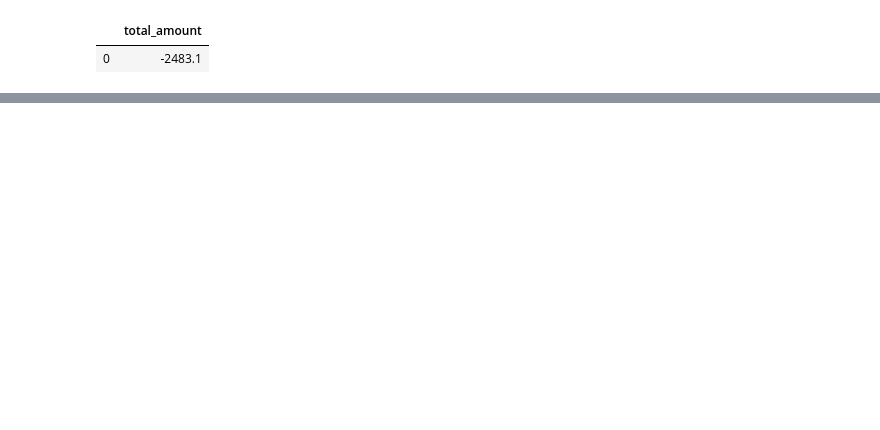
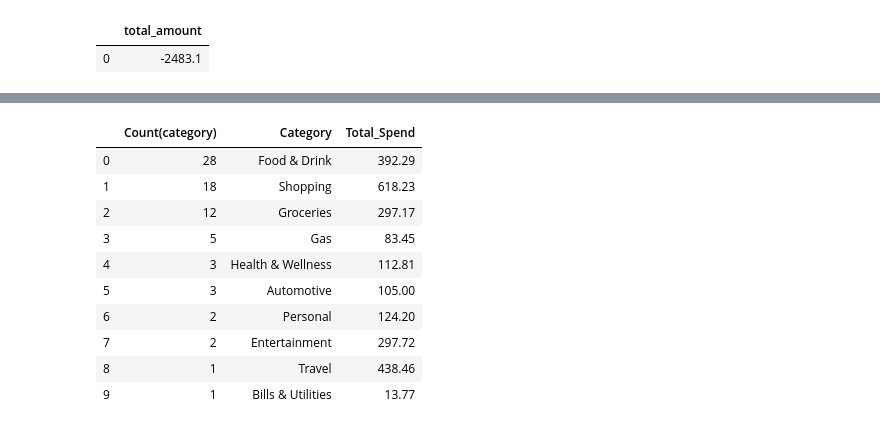
Before and after one commit to wkumtrider/Credit-Card-Python-Project, a Jupyter notebook: Python_Project.ipynb, the cells around one changed output, grey strips where cells are left out. Saved outputs shown, nothing was run; the diff lists cells and outputs as text; code cells hidden in the pictures; blank space fills up the shorter version.

```diff
--- a/Python_Project.ipynb
+++ b/Python_Project.ipynb
@@ -148,0 +184,20 @@ run_query(query)
+# %%
+# Show total cost of each category
+query = """
+SELECT Count(category), category, SUM(ABS(Amount)) AS Total_Spend
+FROM purchases GROUP BY category
+ORDER BY COUNT(Category)DESC
+"""
+run_query(query)
+# %% [output]
+|  | Count(category) | Category | Total_Spend |
+| 0 | 28 | Food & Drink | 392.29 |
+| 1 | 18 | Shopping | 618.23 |
+| 2 | 12 | Groceries | 297.17 |
+| 3 | 5 | Gas | 83.45 |
+| 4 | 3 | Health & Wellness | 112.81 |
+| 5 | 3 | Automotive | 105.00 |
+| 6 | 2 | Personal | 124.20 |
+| 7 | 2 | Entertainment | 297.72 |
+| 8 | 1 | Travel | 438.46 |
+| 9 | 1 | Bills & Utilities | 13.77 |
```
Also changed, not shown: parts of 8 cells of this notebook.
